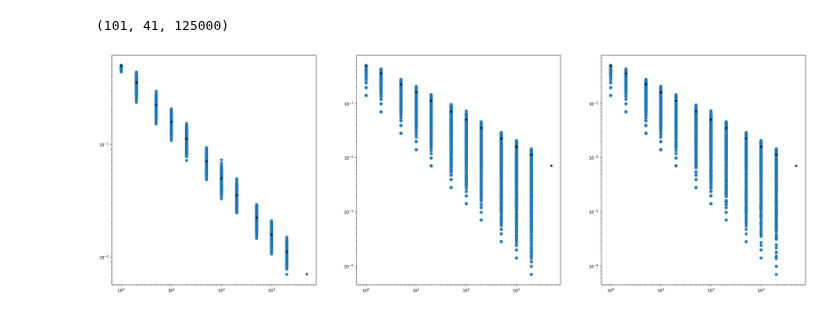
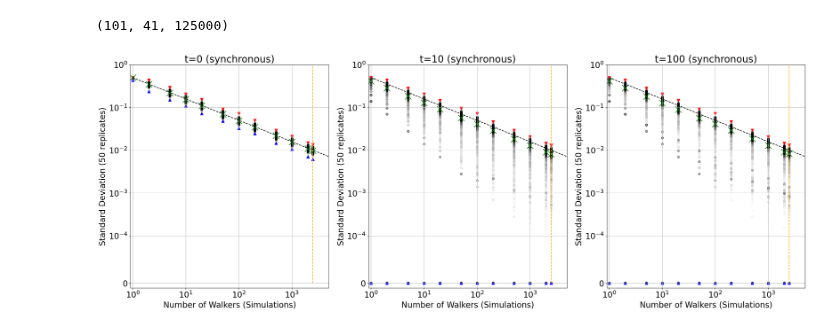
Before and after one commit to kyuhyongpark/cubewalkers-analysis, a Jupyter notebook: convergence_of_averages.ipynb, the cells around one changed output. Cells and saved outputs as stored; diff of their text form; code cells hidden in the pictures.

```diff
--- a/convergence_of_averages.ipynb
+++ b/convergence_of_averages.ipynb
@@ -5,6 +5,8 @@ from copy import deepcopy
 
 import matplotlib.pyplot as plt
 %matplotlib inline
+
+plt.rcParams.update({'font.size':20})
 # %%
 IMPORT_RULES_FROM_FILES = True
 cc_models_dir = './models/cell_collective/'
@@ -76,23 +78,58 @@ sync_models['Apoptosis Network'].trajectories.shape
 # %% [output]
 (101, 41, 125000)
 # %%
+w_vals = [1,2,5,10,20,50,100,200,500,1000,2000,2500]
+t_vals = [0,10,100]
+
 pts = {}
-for tf in [0,10,100]:
+for tf in t_vals:
     pts[tf] = []
-    for w in [1,2,5,10,20,50,100,200,500,1000,2000,5000]:
+    for w in w_vals:
         for model in sync_models.values():
             stds = cp.std(cp.array([cp.mean(model.trajectories[tf,:,i*w:(i*w+w)],axis=1) for i in range(50)]),axis=0)
             arr = [(w,v) for v in stds.get()]
             pts[tf]+=arr
-# %%
-fig,ax = plt.subplots(1,3,figsize=(30,10))
-fig.set_facecolor('white')
-
-for ind,tf in enumerate([0,10,100]):
-    x,y = zip(*pts[tf])
-    ax[ind].scatter(x,y)
-    ax[ind].plot(x,[0.5/xx**0.5 for xx in x],'k--')
-    ax[ind].set_xscale('log')
-    ax[ind].set_yscale('log')
-# %% [output]
-[figure, removed]
+# %%
+from statistics import median
+
+
+fig,ax = plt.subplots(1,3,figsize=(30,10))
+fig.set_facecolor('white')
+
+for ind,tf in enumerate(t_vals):
+    x,y = zip(*pts[tf])
+    ax[ind].scatter(x,y,c='k',alpha=0.005)
+
+    ymax=[]
+    ymin=[]
+    ymed=[]
+    for w in w_vals:
+        yw = [p[1] for p in pts[tf] if p[0] == w]
+        ymax.append(max(yw))
+        ymin.append(min(yw))
+        ymed.append(median(yw))
+
+    ax[ind].scatter(w_vals,ymax,c='r',marker='v',s=50)
+    ax[ind].scatter(w_vals,ymed,c='g',marker='x',s=250)
+    ax[ind].scatter(w_vals,ymin,c='b',marker='^',s=50)
+
+    ax[ind].plot([1,10000],[0.5,0.5/100],'k--')
+
+    ax[ind].set_xscale('symlog',linthresh=0.0001)
+    ax[ind].set_yscale('symlog',linthresh=0.0001)
+    ax[ind].set_xlim((0.9,5000))
+    ax[ind].set_ylim((-0.00001,1))
+
+    ax[ind].set_xlabel('Number of Walkers (Simulations)')
+    ax[ind].set_ylabel('Standard Deviation (50 replicates)')
+    ax[ind].set_title(f't={tf} (synchronous)')
+
+    ax[ind].vlines(2500,0,1,linestyles='dashed',colors='orange')
+
+    ax[ind].grid('both','both')
+
+plt.savefig('./figures/convergence.png')
+plt.savefig('./figures/convergence.pdf')
+plt.show()
+# %% [output]
+[figure, added]
```
